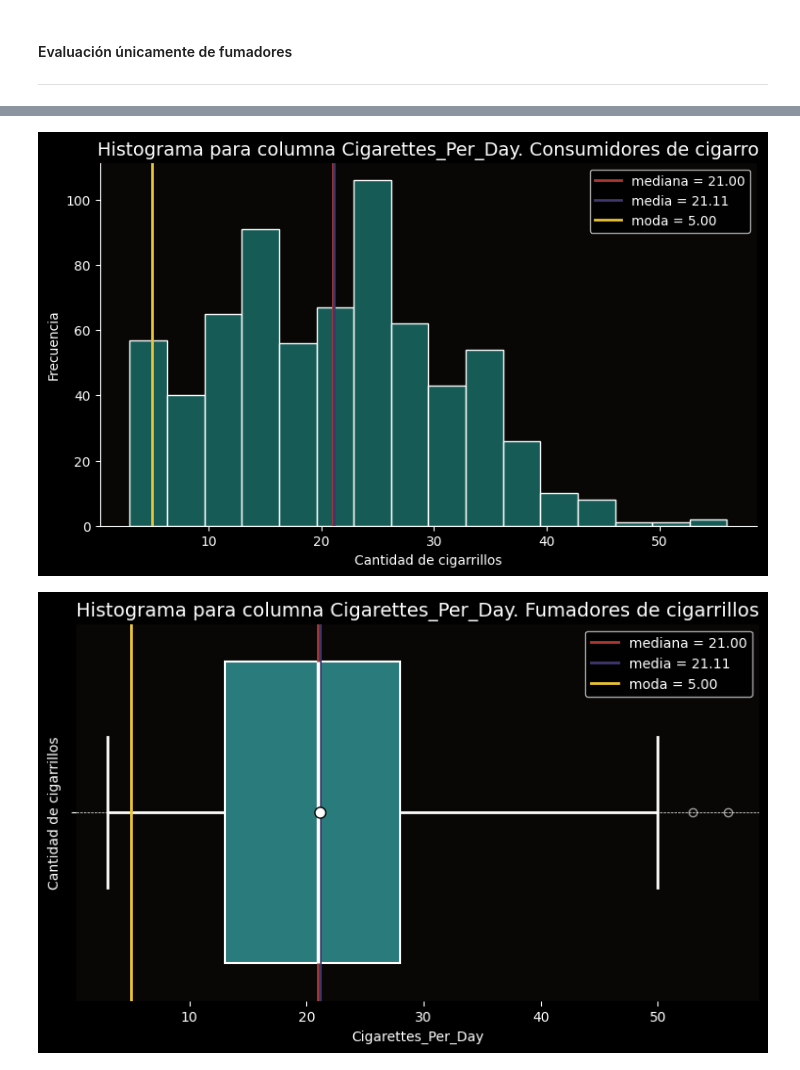
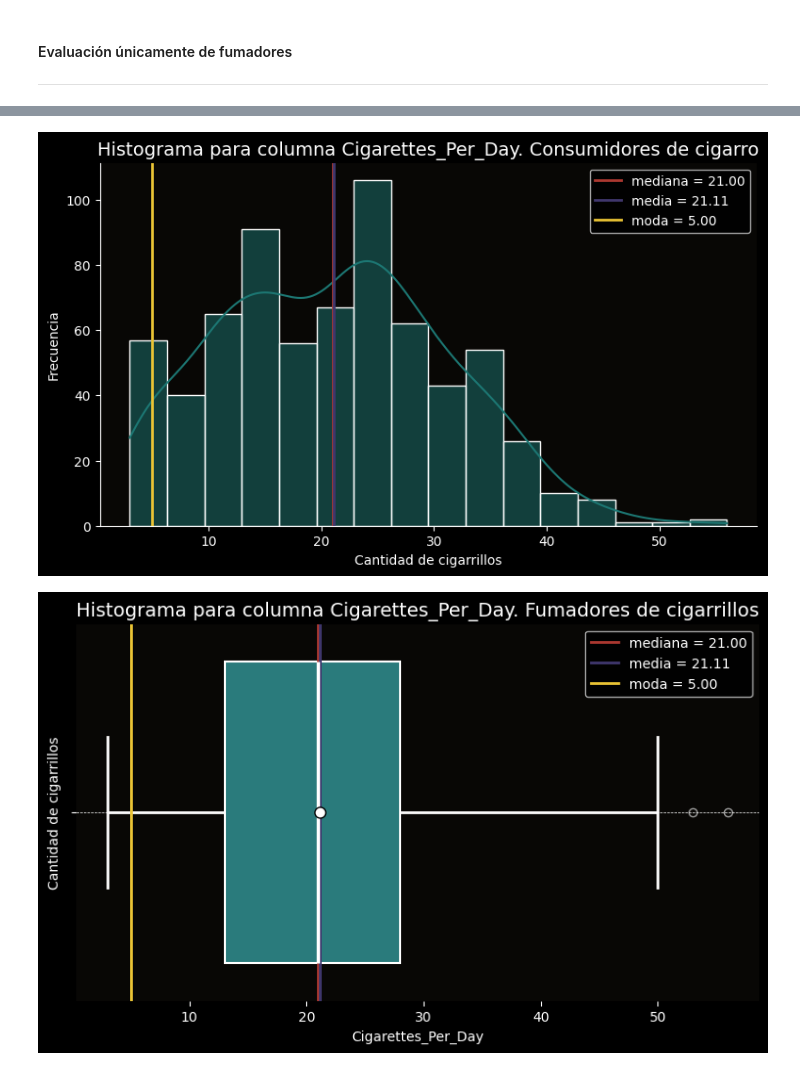
Before and after one commit to MiguelFigueroa02/MCPI_Student_Repo, a Jupyter notebook: courses/1-Semester/fundamentals of statistics/Projects/Notebooks/Estadística_Descriptiva_Visualización.ipynb, the cells around one changed output, grey strips where cells are left out. Saved outputs shown, nothing was run; the diff lists cells and outputs as text; code cells hidden in the pictures.

```diff
--- a/courses/1-Semester/fundamentals of statistics/Projects/Notebooks/Estadística_Descriptiva_Visualización.ipynb
+++ b/courses/1-Semester/fundamentals of statistics/Projects/Notebooks/Estadística_Descriptiva_Visualización.ipynb
@@ -430,9 +430,9 @@ df_smokers.head()
 | 12 | LC-0013 | 1970-01-01 00:00:00.000002022 | 2022-06-09 | Europe | France | 57 | 50-59 | Female | ... |
 | 18 | LC-0019 | 1970-01-01 00:00:00.000002017 | 2017-02-13 | Europe | Germany | 60 | 60-69 | Female | ... |
 # %%
-histograma(df_smokers,'Cigarettes_Per_Day','Cantidad de cigarrillos', title_labels='Consumidores de cigarro')
+histograma(df_smokers,'Cigarettes_Per_Day','Cantidad de cigarrillos', title_labels='Consumidores de cigarro', kde=True)
 # %% [output]
-[figure, old version]
+[figure, new version]
 # %%
 boxplot(df_smokers,'Cigarettes_Per_Day','Cantidad de cigarrillos',title_labels='Fumadores de cigarrillos')
 # %% [output]
```
Also changed, not shown: parts of 12 cells of this notebook.
